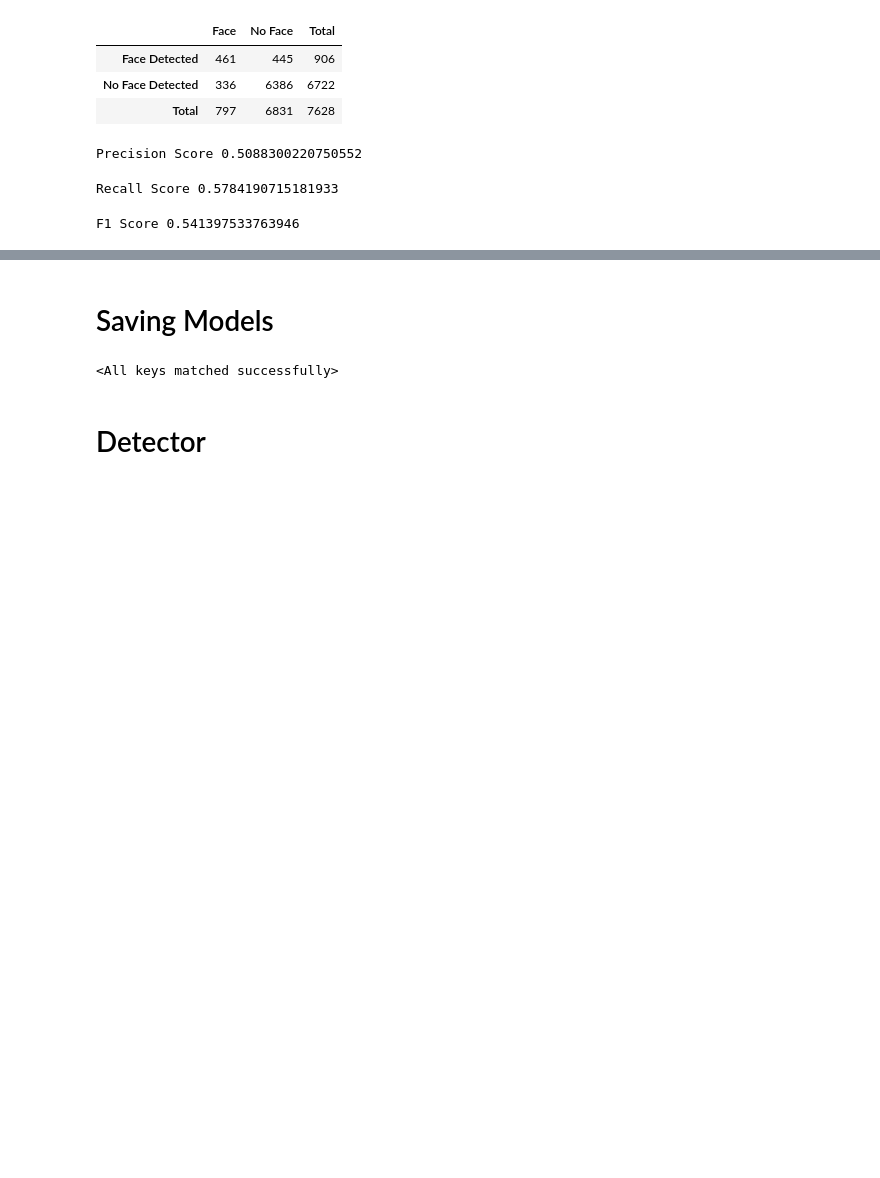
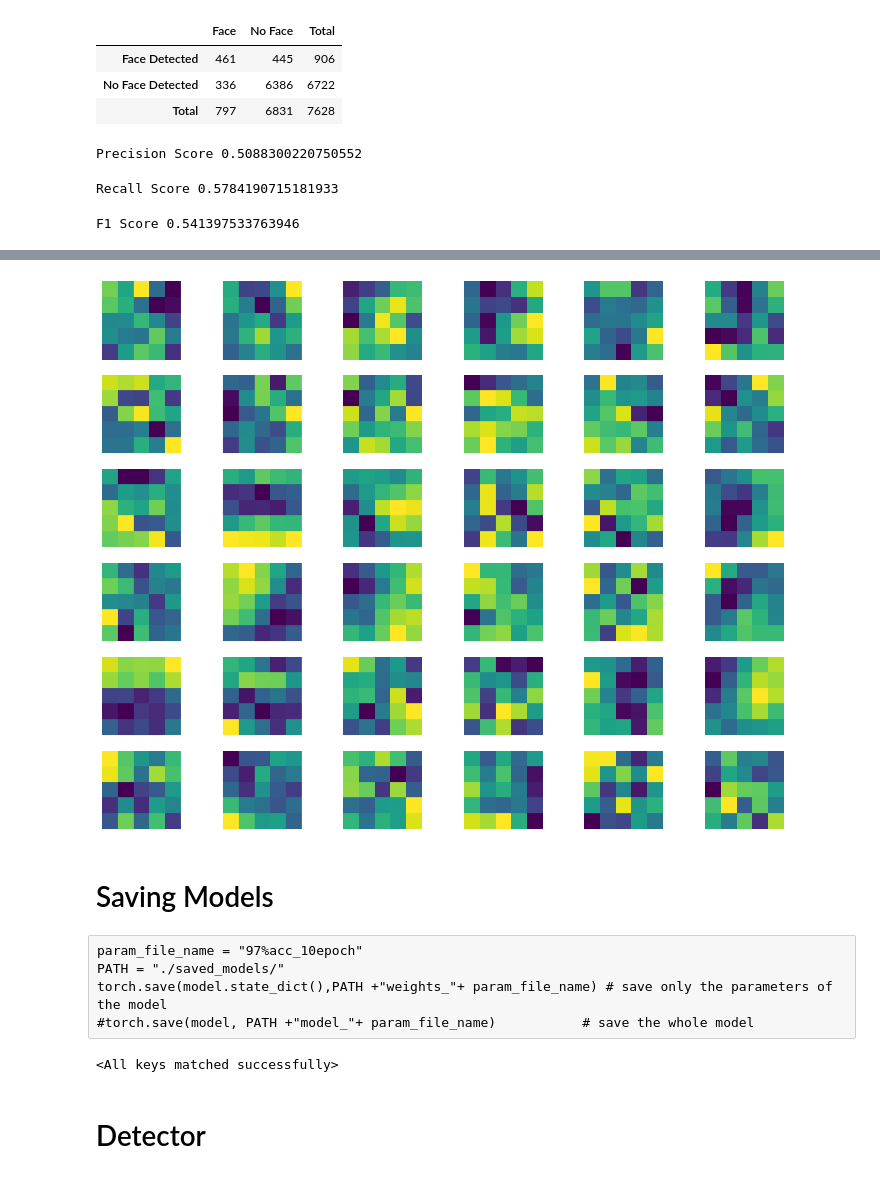
Before and after one commit to PierrePetrella/face_detection, a Jupyter notebook: face_detection.ipynb, the cells around one changed output, grey strips where cells are left out. Saved outputs shown, nothing was run; the diff lists cells and outputs as text; code cells hidden in the pictures; blank space fills up the shorter version.

```diff
--- a/face_detection.ipynb
+++ b/face_detection.ipynb
@@ -396,2 +438,13 @@ F1 Score 0.541397533763946
+# %%
+# visualize the first conv layer filters
+plt.figure(figsize=(15, 12))
+for i, filter in enumerate(model_weights[1]):
+    plt.subplot(6, 6, (i%36)+1) # (6, 6) because in conv0 we have 5x5 filters and 32 of them
+    plt.imshow(filter[0, :, :].detach())
+    plt.axis('off')
+    #plt.savefig('../outputs/filter.png')
+plt.show()
+# %% [output]
+[figure, added]
 # %% [markdown]
 # Saving Models
@@ -403,3 +451,8 @@ torch.save(model.state_dict(),PATH +"weights_"+ param_file_name) # save only the
+# %% [raw]
+param_file_name = "97%acc_10epoch"
+PATH = "./saved_models/"
+torch.save(model.state_dict(),PATH +"weights_"+ param_file_name) # save only the parameters of the model
+#torch.save(model, PATH +"model_"+ param_file_name)           # save the whole model
 # %%
 param_file_name = "97%acc_10epoch"
 PATH = "./saved_models/"
```
Also changed, not shown: parts of 12 cells of this notebook, 1 other file.
